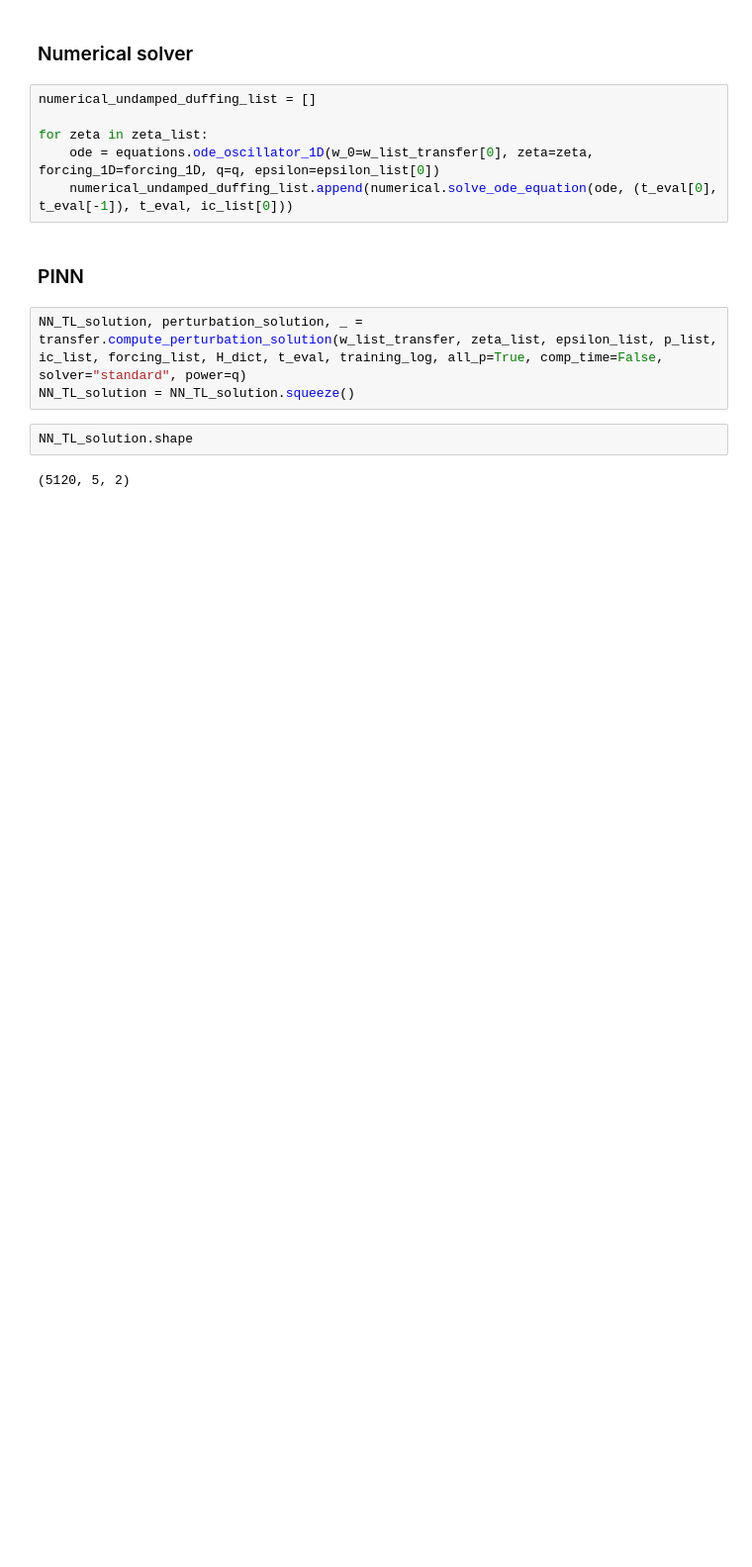
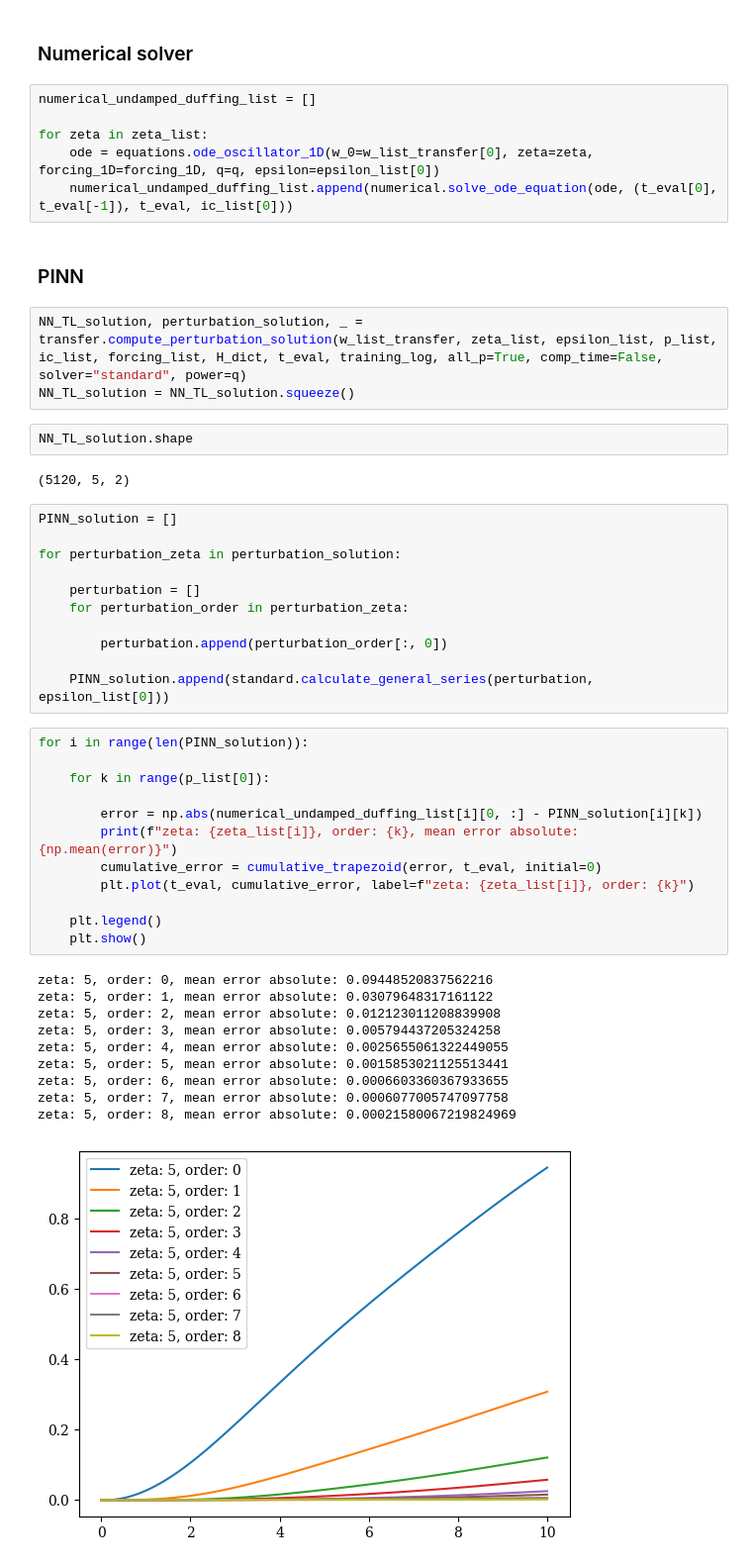
Before and after one commit to esemsc-dda24/PTL-PINNs, a Jupyter notebook: ptlpinns/results/overdamped.ipynb, the cells around one changed output. Shown: that part at 99% size. Drawn from its saved outputs; the diff is of its cells as text; blank space fills up the shorter version.

```diff
--- a/ptlpinns/results/overdamped.ipynb
+++ b/ptlpinns/results/overdamped.ipynb
@@ -68,3 +69,37 @@ NN_TL_solution = NN_TL_solution.squeeze()
 NN_TL_solution.shape
 # %% [output]
 (5120, 5, 2)
+# %%
+PINN_solution = []
+
+for perturbation_zeta in perturbation_solution:
+
+    perturbation = []
+    for perturbation_order in perturbation_zeta:
+
+        perturbation.append(perturbation_order[:, 0])
+
+    PINN_solution.append(standard.calculate_general_series(perturbation, epsilon_list[0]))
+# %%
+for i in range(len(PINN_solution)):
+
+    for k in range(p_list[0]):
+
+        error = np.abs(numerical_undamped_duffing_list[i][0, :] - PINN_solution[i][k])
+        print(f"zeta: {zeta_list[i]}, order: {k}, mean error absolute: {np.mean(error)}")
+        cumulative_error = cumulative_trapezoid(error, t_eval, initial=0)
+        plt.plot(t_eval, cumulative_error, label=f"zeta: {zeta_list[i]}, order: {k}")
+
+    plt.legend()
+    plt.show()
+# %% [output]
+zeta: 5, order: 0, mean error absolute: 0.09448520837562216
+zeta: 5, order: 1, mean error absolute: 0.03079648317161122
+zeta: 5, order: 2, mean error absolute: 0.012123011208839908
+zeta: 5, order: 3, mean error absolute: 0.005794437205324258
+zeta: 5, order: 4, mean error absolute: 0.0025655061322449055
+zeta: 5, order: 5, mean error absolute: 0.0015853021125513441
+zeta: 5, order: 6, mean error absolute: 0.0006603360367933655
+zeta: 5, order: 7, mean error absolute: 0.0006077005747097758
+zeta: 5, order: 8, mean error absolute: 0.00021580067219824969
+[figure, added]
```
Also changed, not shown: parts of 7 cells of this notebook, 8 other files.
